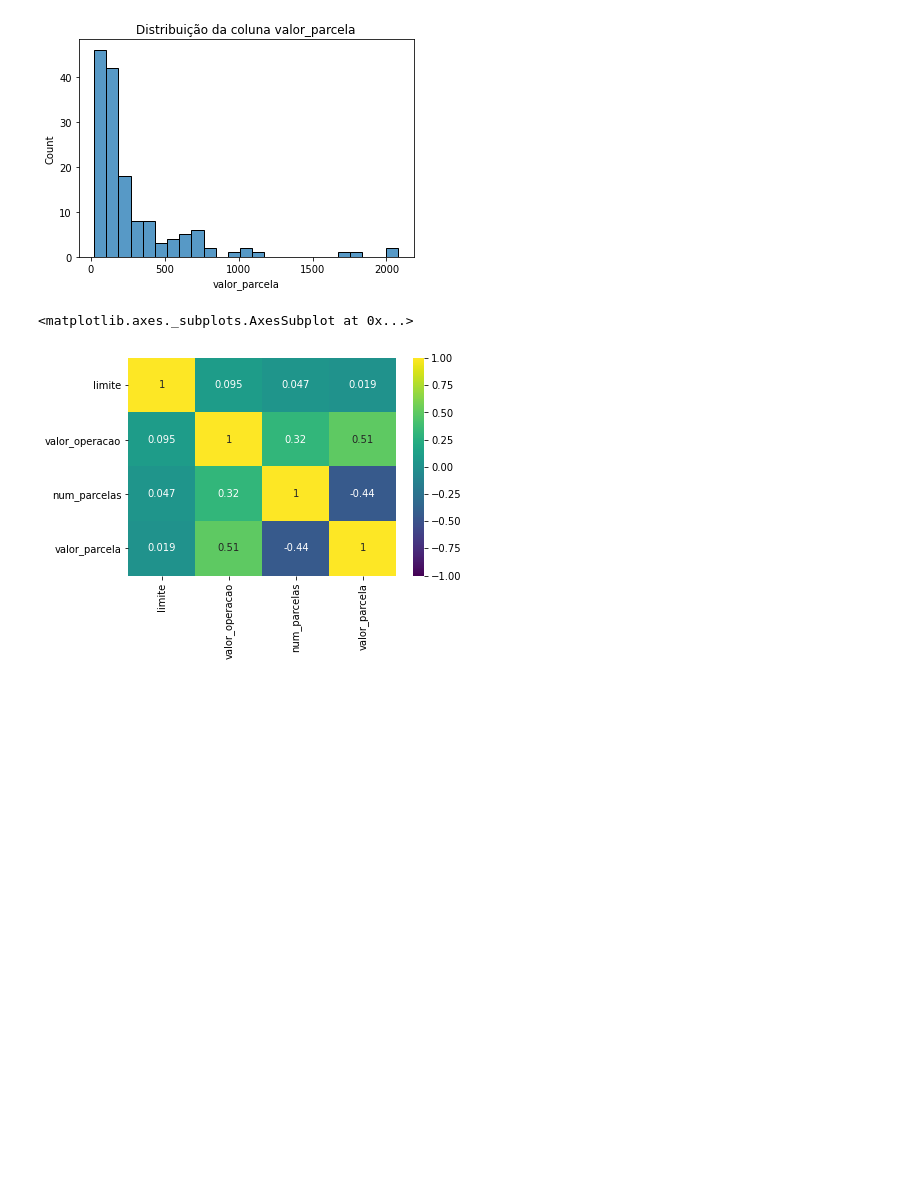
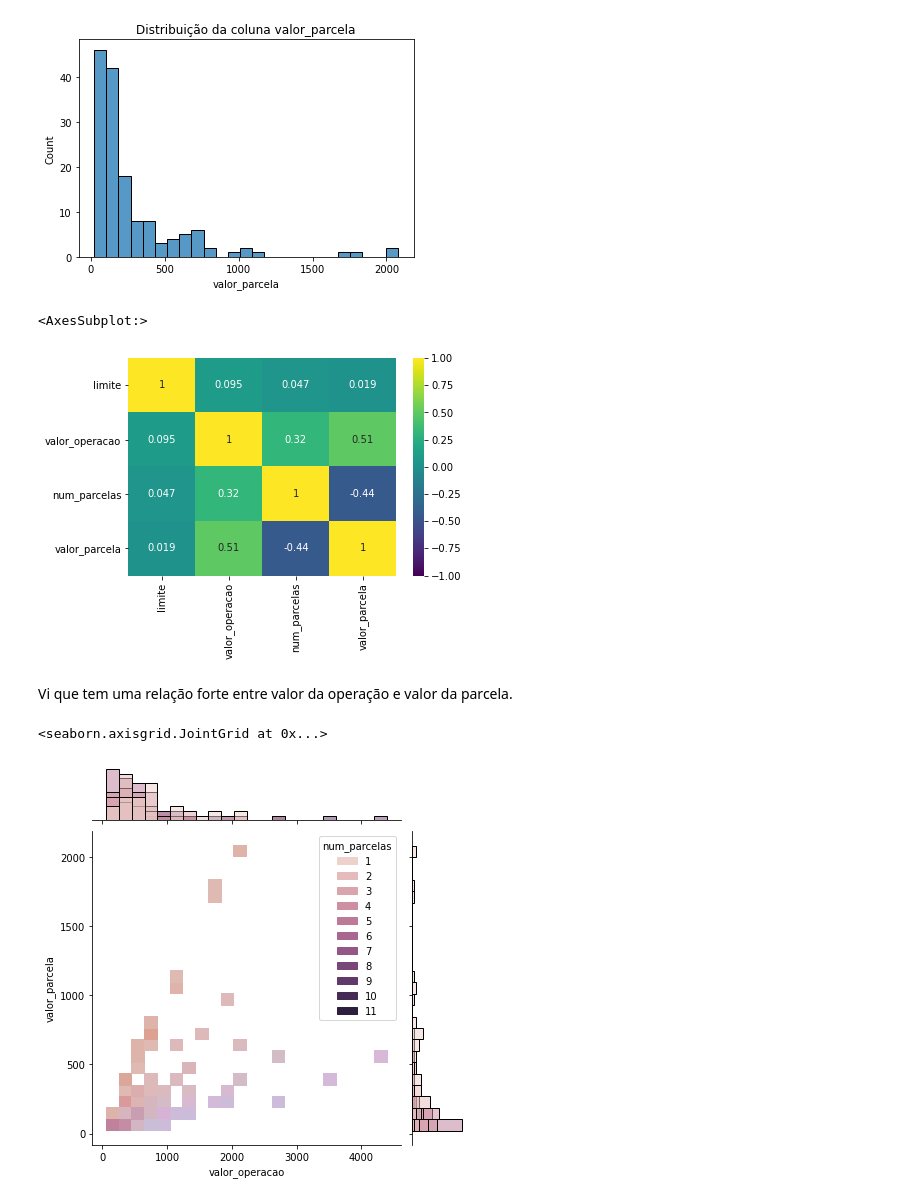
Before and after one commit to martinlietz/squadcinza_projeto3, a Jupyter notebook: projeto.ipynb, the cells around one changed output. Cells and saved outputs as stored; diff of their text form; code cells hidden in the pictures; blank space fills up the shorter version.

```diff
--- a/projeto.ipynb
+++ b/projeto.ipynb
@@ -20,3 +18,6 @@ df_gastos = pd.read_excel('/content/drive/MyDrive/PI DATA SCIENCE/Módulo 3/PROJ
+# %%
+df_limites = pd.read_excel('gastos_limites.xlsx', sheet_name='limites')
+df_gastos = pd.read_excel('gastos_limites.xlsx', sheet_name='gastos')
 # %% [markdown]
 Limpar os dados do limite
 # %%
@@ -856,5 +856,12 @@ for col in df_total.select_dtypes(include=np.number).columns:
 # %%
 sns.heatmap(df_total.corr(), vmin=-1, vmax=1, annot=True, cmap="viridis")
 # %% [output]
-<matplotlib.axes._subplots.AxesSubplot at 0x...>
+<AxesSubplot:>
 [figure]
+# %% [markdown]
+Vi que tem uma relação forte entre valor da operação e valor da parcela.
+# %%
+sns.jointplot(data=df_total, x='valor_operacao', y='valor_parcela', hue='num_parcelas', kind='hist')
+# %% [output]
+<seaborn.axisgrid.JointGrid at 0x...>
+[figure, added]
```
Also changed, not shown: parts of 12 cells of this notebook.
